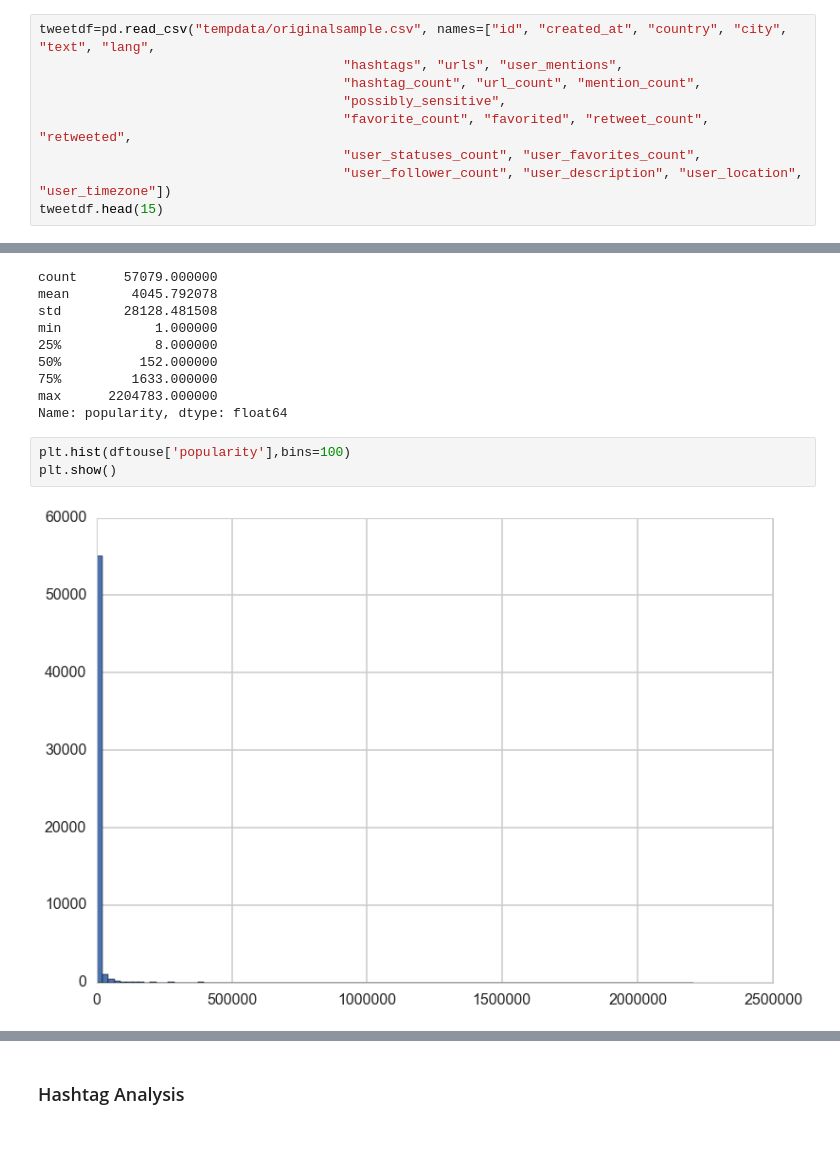
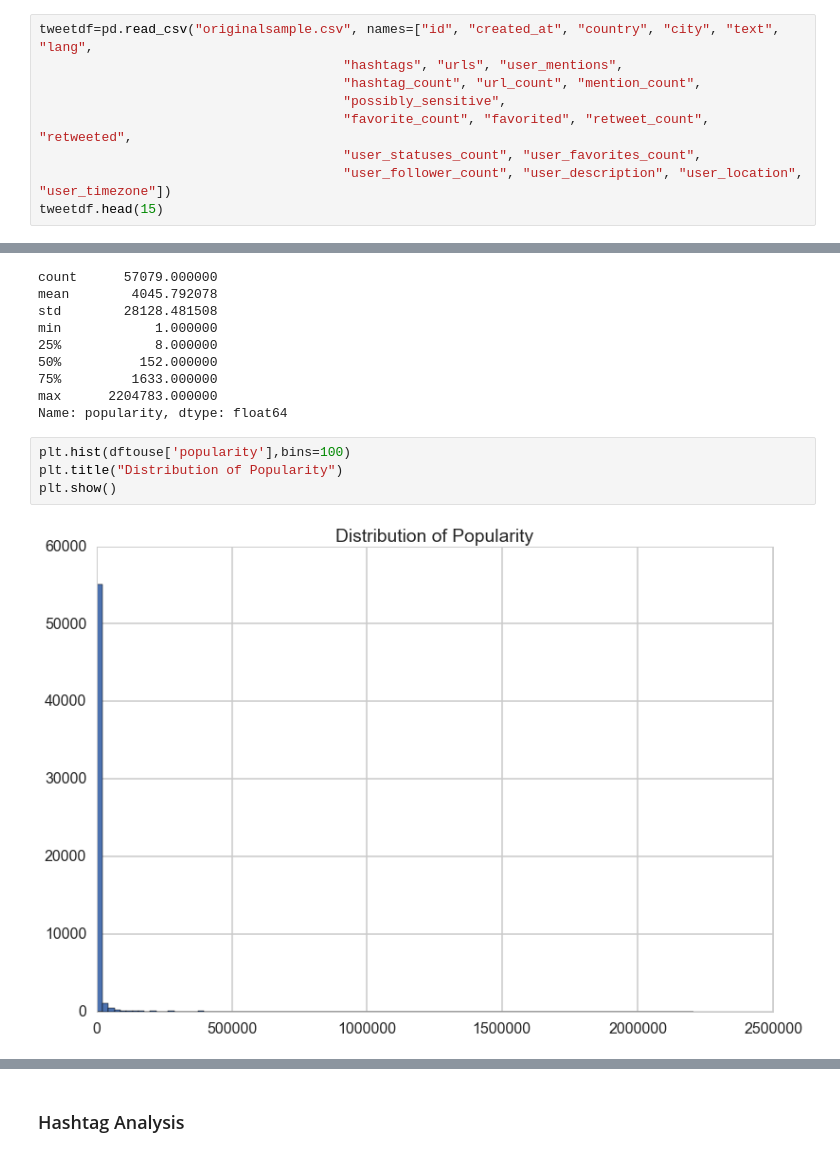
Before and after one commit to belindazeng/goingviral, a Jupyter notebook: goingviral.ipynb, the cells around one changed output, grey strips where cells are left out. Drawn from its saved outputs; the diff is of its cells as text.

```diff
--- a/goingviral.ipynb
+++ b/goingviral.ipynb
@@ -285,7 +289,7 @@ twitter_stream.sample()
 # %% [markdown]
 Now we read into pandas.
 # %%
-tweetdf=pd.read_csv("tempdata/originalsample.csv", names=["id", "created_at", "country", "city", "text", "lang",
+tweetdf=pd.read_csv("originalsample.csv", names=["id", "created_at", "country", "city", "text", "lang",
                                        "hashtags", "urls", "user_mentions",
                                        "hashtag_count", "url_count", "mention_count",
                                        "possibly_sensitive",
@@ -395,6 +422,7 @@ max      2204783.000000
 Name: popularity, dtype: float64
 # %%
 plt.hist(dftouse['popularity'],bins=100)
+plt.title("Distribution of Popularity")
 plt.show()
 # %% [output]
-[figure, old version]
+[figure, new version]
```
Also changed, not shown: parts of 10 cells of this notebook.
